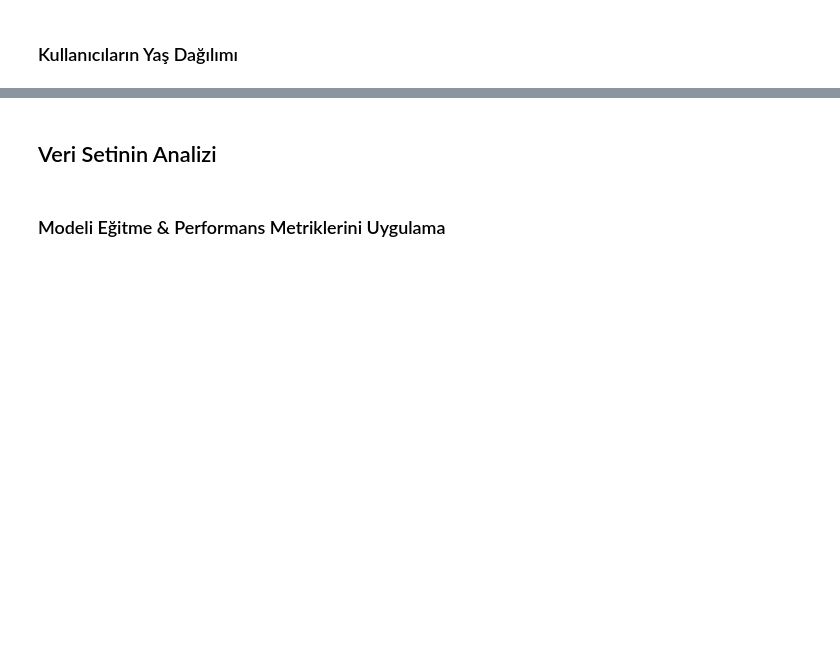
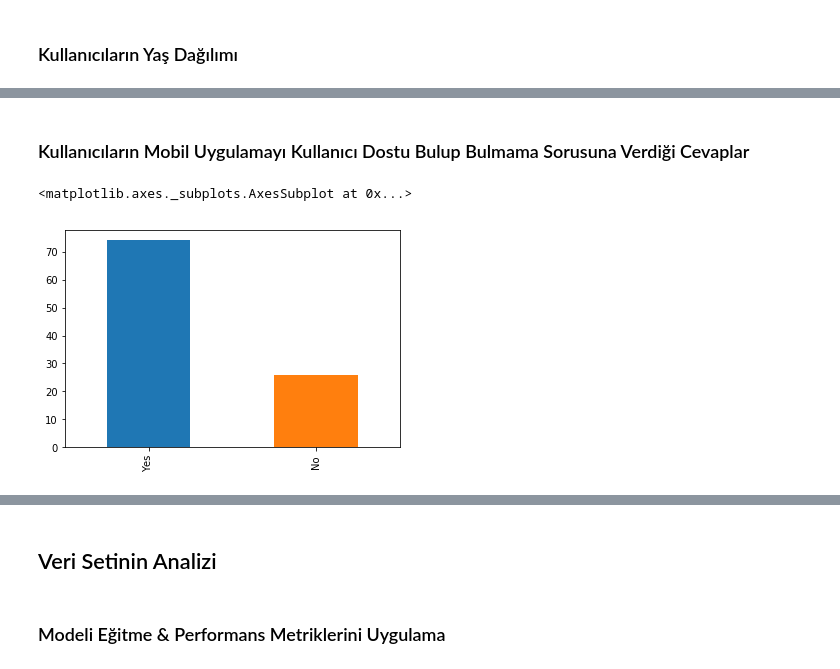
Before and after one commit to suleSyl/Tahminleme, a Jupyter notebook: Tahminleme.ipynb, the cells around one changed output, grey strips where cells are left out. Saved outputs shown, nothing was run; the diff lists cells and outputs as text; code cells hidden in the pictures; blank space fills up the shorter version.

```diff
--- a/Tahminleme.ipynb
+++ b/Tahminleme.ipynb
@@ -107,3 +107,10 @@ print(dataset.Age.value_counts())
 50+       2
 Name: Age, dtype: int64
 [figure]
+# %% [markdown]
+### Kullanıcıların Mobil Uygulamayı Kullanıcı Dostu Bulup Bulmama Sorusuna Verdiği Cevaplar
+# %%
+dataset2['Do you find mobile application user-friendly'].value_counts().plot(kind="bar")
+# %% [output]
+<matplotlib.axes._subplots.AxesSubplot at 0x...>
+[figure, added]
```
Also changed, not shown: parts of 14 cells of this notebook, 1 other file.
